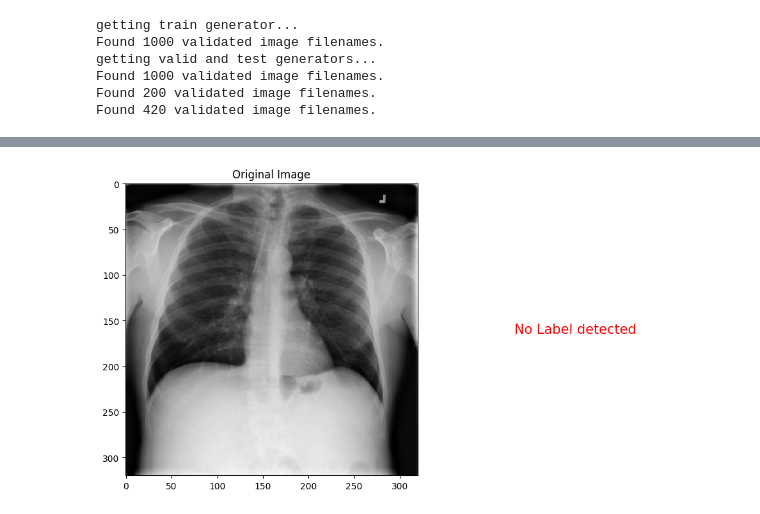
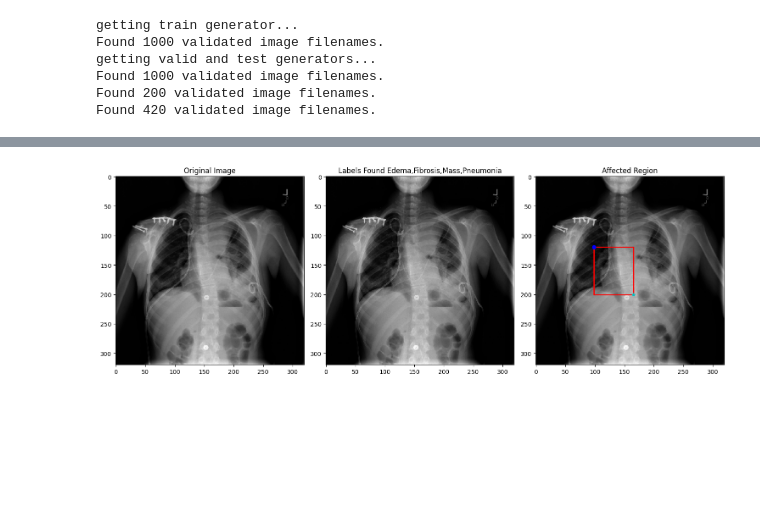
Before and after one commit to AdrienJ0/Chest-X-Rays-project, a Jupyter notebook: Final_Chest_X_Rays_classifier_and_localizer.ipynb, the cells around one changed output, grey strips where cells are left out. Saved outputs shown, nothing was run; the diff lists cells and outputs as text; code cells hidden in the pictures; blank space fills up the shorter version.

Commit message:
modification du threshold et du formatage du titre

```diff
--- a/Final_Chest_X_Rays_classifier_and_localizer.ipynb
+++ b/Final_Chest_X_Rays_classifier_and_localizer.ipynb
@@ -180,7 +200,7 @@ def diagnosis(models, img, image_dir, df, labels, thresh_df=None):
         labels_found= [labels[ind] for ind in np.where(class_decision == 1)[0]]
         labels_found = ','.join(str(x) for x in labels_found)
         text = "Labels Found " + labels_found
-        ax[1].set_title(text, wrap=True)
+        ax[1].set_title("\n".join(textwrap.wrap(text, 70)), wrap=True)
 
 
         # Display the image with the affected region
@@ -243,0 +245,2 @@ threshold = [0.22420606, 0.13594271, 0.1202877, 0.18020877, 0.3025891, 0.1491157
+# %%
+threshold = [0.055481885,0.006716096,0.05924272,0.000803317,0.05842177,0.009524424,0.0010321189,0.0029147589,0.11779871,0.0040609087,0.025324784,0.009380875,0.00010901983,0.019475503]
@@ -244,4 +254,4 @@ threshold = [0.22420606, 0.13594271, 0.1202877, 0.18020877, 0.3025891, 0.1491157
 # %%
-img_file = '00008270_015.png' # Set the file name  00029855_001
+img_file = '00017243_001.png'
 diagnosis(models=[Densenet_model_2,xception], img=img_file , image_dir= IMAGE_DIR, df= data_sample , labels=  labels , thresh_df=threshold)
 # %% [output]
@@ -249 +260 @@ diagnosis(models=[Densenet_model_2,xception], img=img_file , image_dir= IMAGE_DI
-[figure, old version]
+[figure, new version]
```
Also changed, not shown: parts of 10 cells of this notebook.
